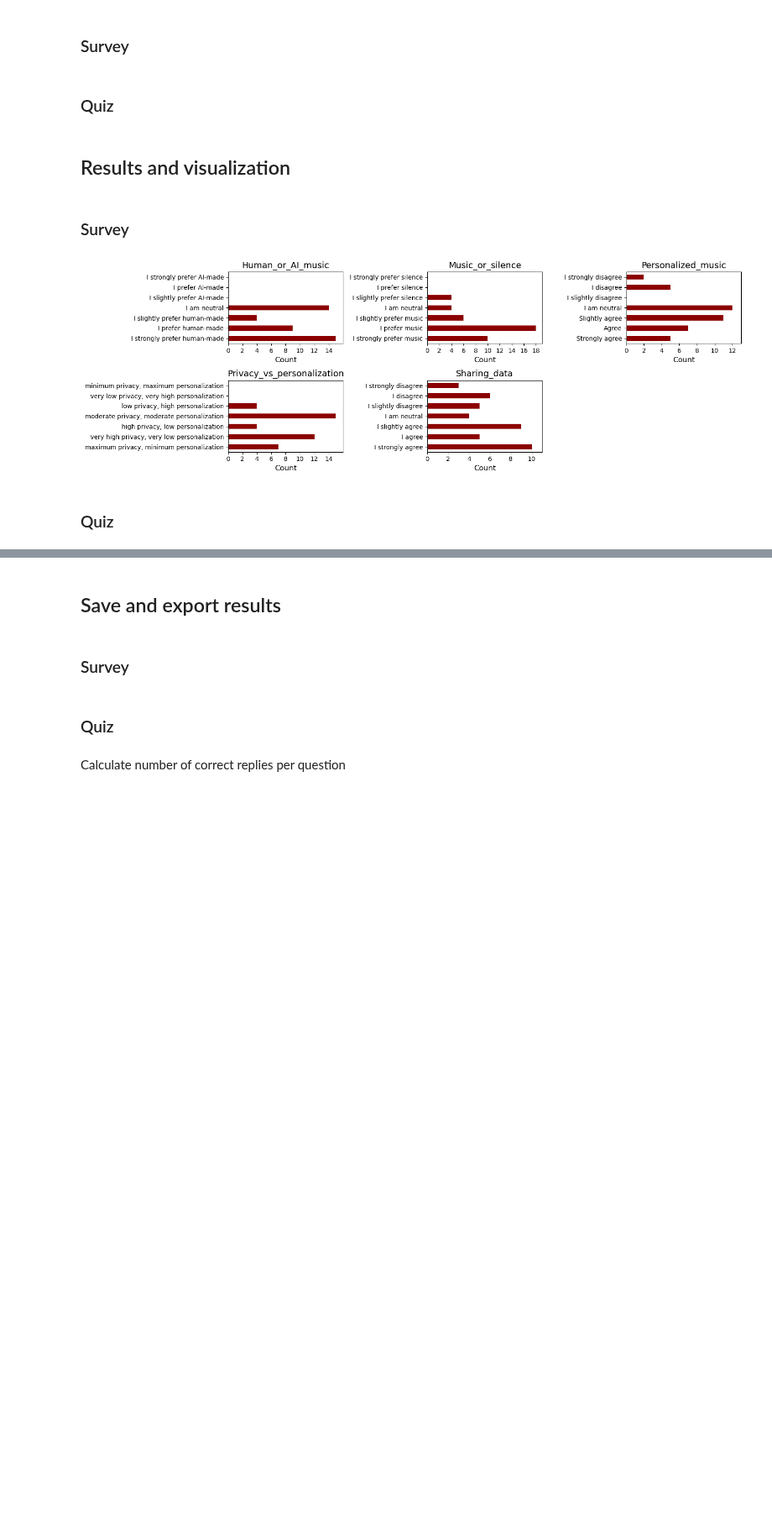
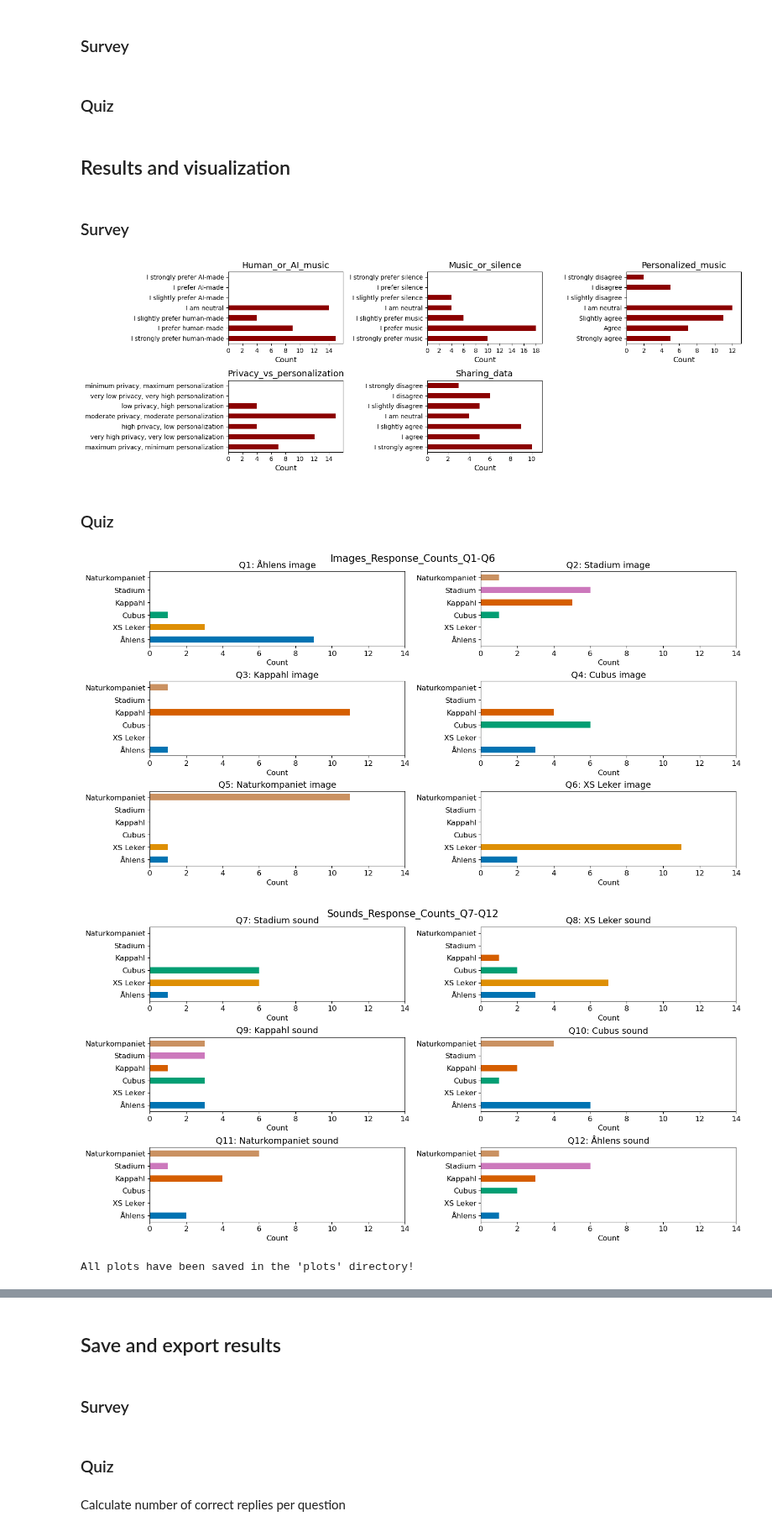
Before and after one commit to emmenru/Music-AI-workshop, a Jupyter notebook: AI-music-workshop.ipynb, the cells around one changed output, grey strips where cells are left out. Shown at 84% size. Cells and saved outputs as stored; diff of their text form; code cells hidden in the pictures; blank space fills up the shorter version.

```diff
--- a/AI-music-workshop.ipynb
+++ b/AI-music-workshop.ipynb
@@ -44,7 +43,7 @@ Please note for the Quiz:
 - There should be 15 participants?
 # %%
 df_quiz = pd.read_excel(file_path_1, sheet_name='Voters', usecols='A:O', skiprows=2)
-df_survey = pd.read_csv(file_path_3)
+df_survey = pd.read_csv(file_path_2)
 # %% [markdown]
 ## Exploratory Data Analysis (EDA)
 # %% [markdown]
@@ -361,9 +359,11 @@ Q11        2
 Q12        2
 dtype: int64
 # %%
-# If filtering on day is required
-#mask_date = df_quiz['Date'] == '2024-11-06'
-filtered_df_date = df_quiz
-#filtered_df_date = df_quiz[mask_date]
-filtered_df_date
+# We need to filter on the day the workshop was conducted
+# The row with incomplete vreplies for Q7 will have to be removed before Crochan's test below
+mask_date = df_quiz['Date'] == '2024-11-06'
+df_quiz = df_quiz[mask_date]
+#filtered_df_date
+df_quiz
+df_quiz.isna().sum()
 # %% [output]
@@ -386,0 +386,7 @@ filtered_df_date
+# %%
+# Handle missing data for Question 7.
+# I think it is fair to suggest that these counts considered as incorrect.
+df_quiz
+# Drop rows with any NaN values
+df_quiz = df_quiz.dropna()
+df_quiz
@@ -464,10 +485,10 @@ correct_answers_dict = {
 }
 
 # Define a consistent color palette using the colorblind palette
-colorblind_palette = sns.color_palette("colorblind", n_colors=len(df.columns[3:].unique()))
+colorblind_palette = sns.color_palette("colorblind", n_colors=len(df_quiz.columns[3:].unique()))
 
 # Create a mapping of each store category to a color
-unique_categories = df[df.columns[3:]].melt()['value'].dropna().unique()
+unique_categories = df_quiz[df_quiz.columns[3:]].melt()['value'].dropna().unique()
 color_map = {category: colorblind_palette[i] for i, category in enumerate(unique_categories)}
 
 def ensure_directory(directory):
@@ -520,35 +541,39 @@ def plot_and_save_questions(df, title, output_dir='plots/quiz'):
         individual_ax.set_xlim(0, max_count)
         individual_ax.xaxis.set_major_locator(plt.MaxNLocator(integer=True))
 
         # Increase tick label sizes for individual plots
         individual_ax.tick_params(axis='both', labelsize=12)
 
         # Save individual plot
         filename = f"{output_dir}/{col.lower()}_plot.png"
         individual_fig.tight_layout()
         individual_fig.savefig(filename, dpi=300, bbox_inches='tight')
         plt.close(individual_fig)
 
     # Finish and save main figure
     plt.figure(fig.number)
     plt.tight_layout()
     plt.suptitle(title, fontsize=16, y=0.95)  # Increased main title size and adjusted position
     plt.subplots_adjust(top=0.9)
 
     # Save complete figure
     main_filename = f"{output_dir}/subplots_{title.lower().replace(' ', '_').replace(':', '')}.png"
     plt.savefig(main_filename, dpi=300, bbox_inches='tight')
     plt.show()
 
 # Plot and save Q1-Q6
-df_images = df[['Q1', 'Q2', 'Q3', 'Q4', 'Q5', 'Q6']]
+df_images = df_quiz[['Q1', 'Q2', 'Q3', 'Q4', 'Q5', 'Q6']]
 plot_and_save_questions(df_images, "Images_Response_Counts_Q1-Q6")
 
 # Plot and save Q7-Q12
-df_sounds = df[['Q7', 'Q8', 'Q9', 'Q10', 'Q11', 'Q12']]
+df_sounds = df_quiz[['Q7', 'Q8', 'Q9', 'Q10', 'Q11', 'Q12']]
 plot_and_save_questions(df_sounds, "Sounds_Response_Counts_Q7-Q12")
 
 print("All plots have been saved in the 'plots' directory!")
+# %% [output]
+[figure, added]
+[figure, added]
+All plots have been saved in the 'plots' directory!
 # %%
 def plot_stacked_bar(df_subset, title, label_dict=correct_answers_dict, output_dir='plots/quiz'):
     # Create directory if it doesn't exist
```
Also changed, not shown: parts of 23 cells of this notebook, 17 other files.
